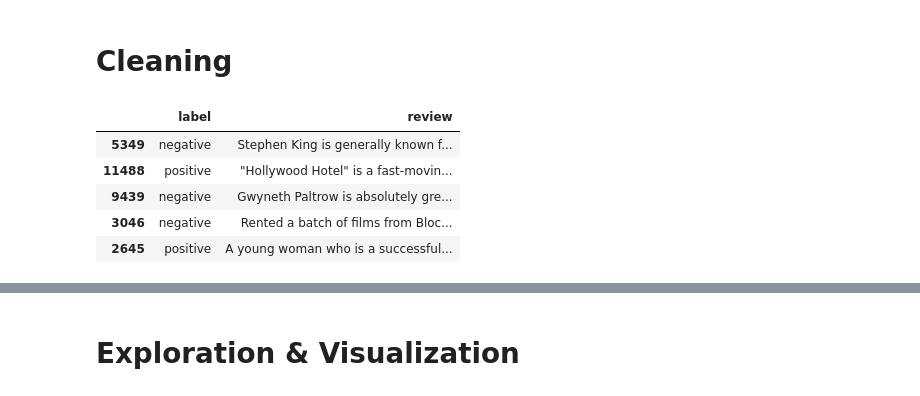
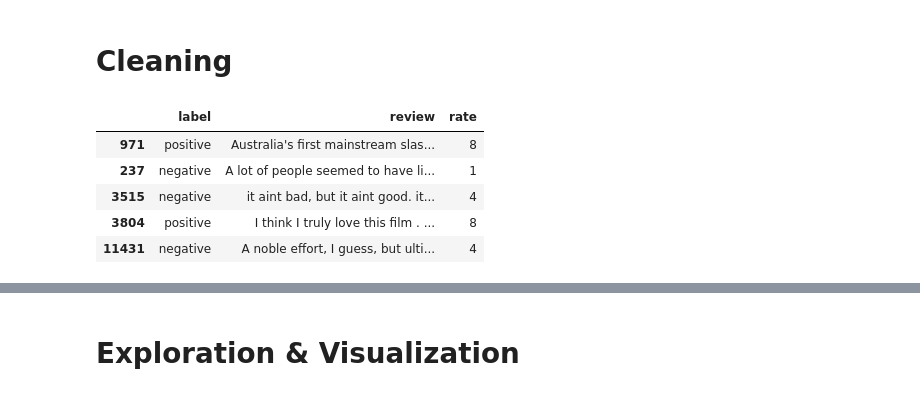
Before and after one commit to claustres/ml-mooc, a Jupyter notebook: Machine Learning/chapter6/Capstone-Project.ipynb, the cells around one changed output, grey strips where cells are left out. Drawn from its saved outputs; the diff is of its cells as text; code cells hidden in the pictures.

```diff
--- a/Machine Learning/chapter6/Capstone-Project.ipynb
+++ b/Machine Learning/chapter6/Capstone-Project.ipynb
@@ -12,21 +14,23 @@ import seaborn as sn
 # %%
 from sklearn.utils import shuffle
 
 # Read all files in a given subfolder as a labelled dataframe
 def readFiles (path, label):
     reviews = [open(filename, 'r', encoding='utf-8').read() for filename in glob.glob('aclImdb/' + path + '/*.txt')]
-    return pd.DataFrame({ 'label': label, 'review': reviews })
+    # Movie review filename is id_rate.txt so we extract rate from it
+    rates = [int(os.path.splitext(filename)[0].split('_')[1]) for filename in glob.glob('aclImdb/' + path + '/*.txt')]
+    return pd.DataFrame({ 'label': label, 'review': reviews, 'rate': rates })
 
 # Read train dataset and shuffle data to avoid having all positive first then negative ones
 train_data = shuffle(pd.concat([
     readFiles('train/pos', 'positive'),
     readFiles('train/neg', 'negative')
 ]))
 train_data.head()
 # %% [output]
-|  | label | review |
-| 5349 | negative | Stephen King is generally known f... |
-| 11488 | positive | "Hollywood Hotel" is a fast-movin... |
-| 9439 | negative | Gwyneth Paltrow is absolutely gre... |
-| 3046 | negative | Rented a batch of films from Bloc... |
-| 2645 | positive | A young woman who is a successful... |
+|  | label | review | rate |
+| 971 | positive | Australia's first mainstream slas... | 8 |
+| 237 | negative | A lot of people seemed to have li... | 1 |
+| 3515 | negative | it aint bad, but it aint good. it... | 4 |
+| 3804 | positive | I think I truly love this film . ... | 8 |
+| 11431 | negative | A noble effort, I guess, but ulti... | 4 |
```
Also changed, not shown: parts of 31 cells of this notebook, 2 other files.
